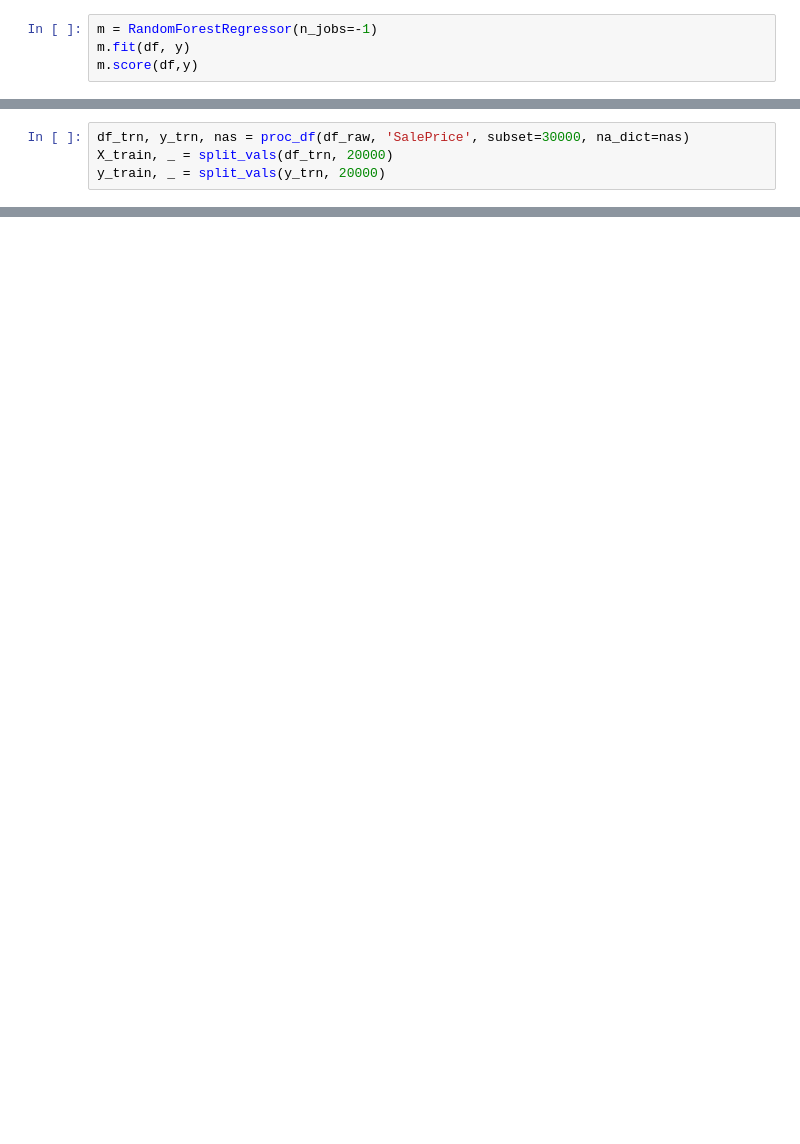
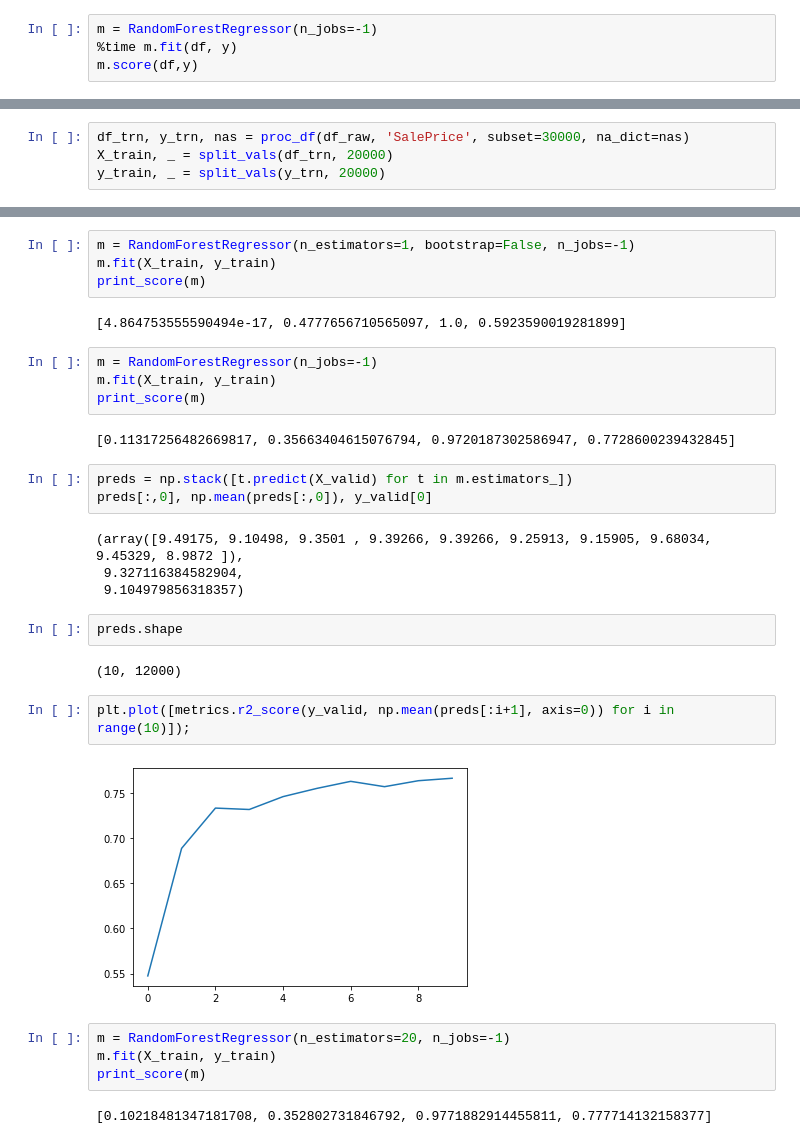
Before and after one commit to nthskyradiated/fastai-ml, a Jupyter notebook: courses/ml1/personal/lesson1.ipynb, the cells around one changed output, grey strips where cells are left out. Cells and saved outputs as stored; diff of their text form; blank space fills up the shorter version.

```diff
--- a/courses/ml1/personal/lesson1.ipynb
+++ b/courses/ml1/personal/lesson1.ipynb
@@ -108,6 +71,6 @@ Index(['SalesID', 'MachineID', 'ModelID', 'datasource', 'auctioneerID',
 display_all(df.head())
 # %%
 m = RandomForestRegressor(n_jobs=-1)
-m.fit(df, y)
+%time m.fit(df, y)
 m.score(df,y)
 # %% [output]
@@ -164,3 +127,36 @@ print_score(m)
 draw_tree(m.estimators_[0], df_trn, precision=3)
 # %% [output]
 [drawing not drawn]
+# %%
+m = RandomForestRegressor(n_estimators=1, bootstrap=False, n_jobs=-1)
+m.fit(X_train, y_train)
+print_score(m)
+# %% [output]
+[4.864753555590494e-17, 0.4777656710565097, 1.0, 0.5923590019281899]
+# %%
+m = RandomForestRegressor(n_jobs=-1)
+m.fit(X_train, y_train)
+print_score(m)
+# %% [output]
+[0.11317256482669817, 0.35663404615076794, 0.9720187302586947, 0.7728600239432845]
+# %%
+preds = np.stack([t.predict(X_valid) for t in m.estimators_])
+preds[:,0], np.mean(preds[:,0]), y_valid[0]
+# %% [output]
+(array([9.49175, 9.10498, 9.3501 , 9.39266, 9.39266, 9.25913, 9.15905, 9.68034, 9.45329, 8.9872 ]),
+ 9.327116384582904,
+ 9.104979856318357)
+# %%
+preds.shape
+# %% [output]
+(10, 12000)
+# %%
+plt.plot([metrics.r2_score(y_valid, np.mean(preds[:i+1], axis=0)) for i in range(10)]);
+# %% [output]
+[figure, added]
+# %%
+m = RandomForestRegressor(n_estimators=20, n_jobs=-1)
+m.fit(X_train, y_train)
+print_score(m)
+# %% [output]
+[0.10218481347181708, 0.352802731846792, 0.9771882914455811, 0.777714132158377]
```
Also changed, not shown: parts of 18 cells of this notebook, 2 other files.
